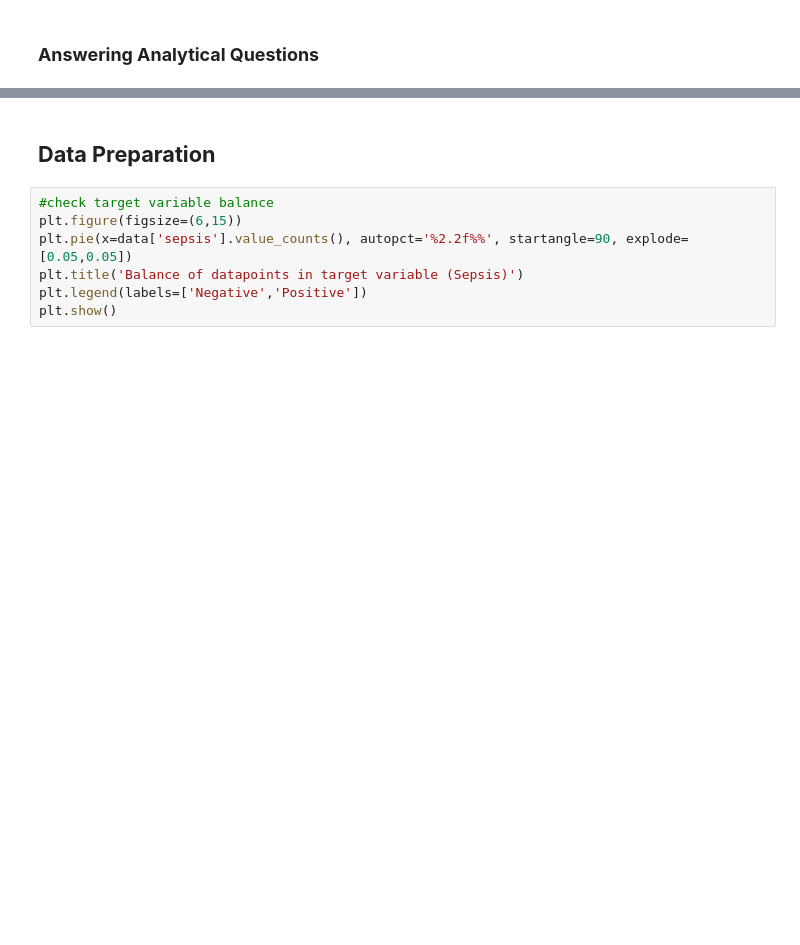
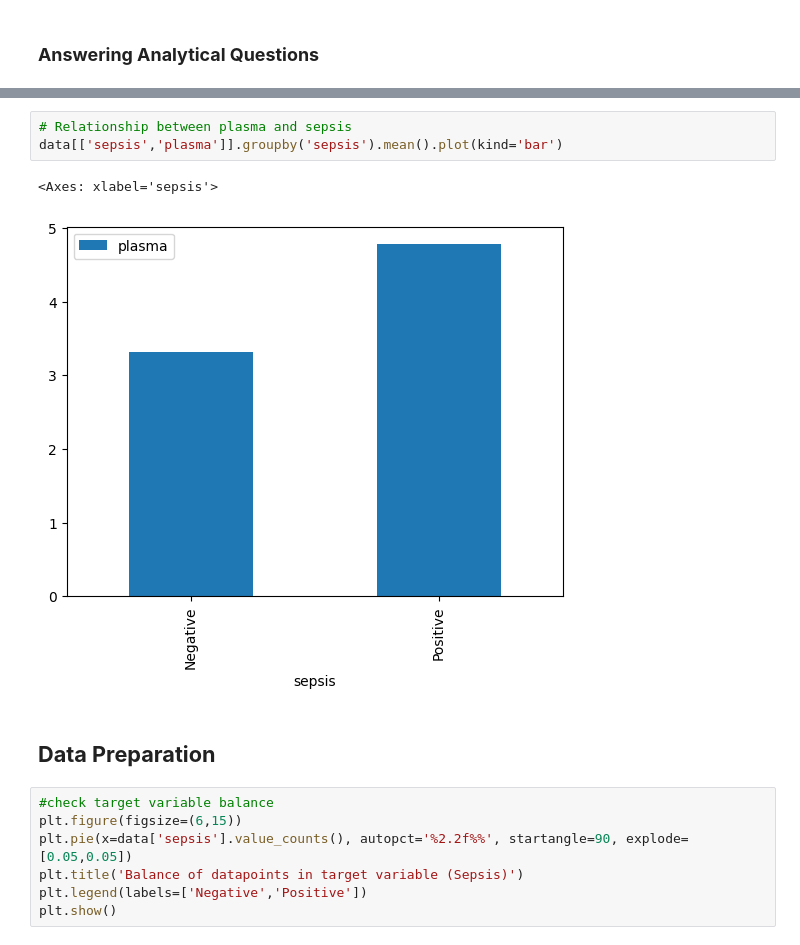
Before and after one commit to Rama-Mwenda/Sepsis-Prediction, a Jupyter notebook: notebooks/analysis.ipynb, the cells around one changed output, grey strips where cells are left out. Drawn from its saved outputs; the diff is of its cells as text; blank space fills up the shorter version.

```diff
--- a/notebooks/analysis.ipynb
+++ b/notebooks/analysis.ipynb
@@ -493,3 +502,9 @@ sns.scatterplot(data=log_data, x='log_age',y='log_bmi', hue='sepsis')
+# %%
+# Relationship between plasma and sepsis
+data[['sepsis','plasma']].groupby('sepsis').mean().plot(kind='bar')
+# %% [output]
+<Axes: xlabel='sepsis'>
+[figure, added]
 # %% [markdown]
 ## **Data Preparation**
 # %%
```
Also changed, not shown: parts of 6 cells of this notebook, 5 other files.
